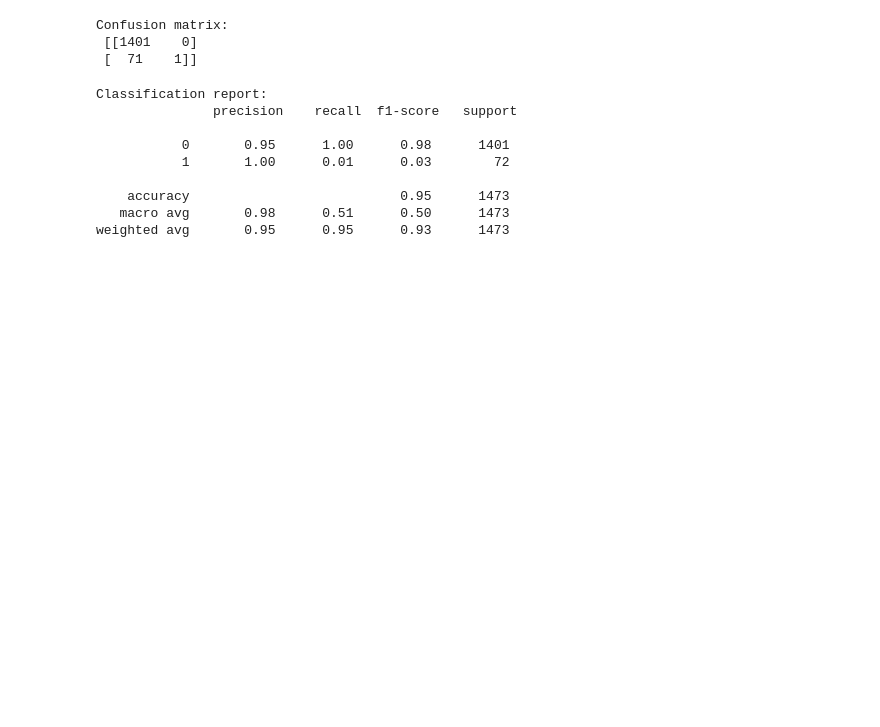
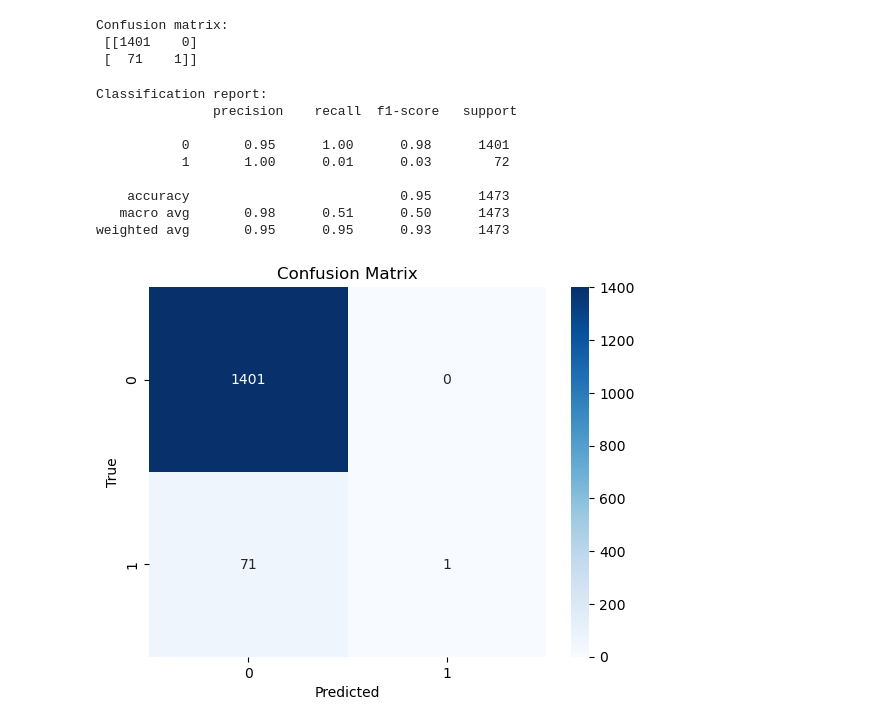
Before and after one commit to nhuttruong912/IoT_RandomForest_with_pipeline, a Jupyter notebook: Random Forest with pipelines.ipynb, the cells around one changed output. Saved outputs shown, nothing was run; the diff lists cells and outputs as text; code cells hidden in the pictures; blank space fills up the shorter version.

```diff
--- a/Random Forest with pipelines.ipynb
+++ b/Random Forest with pipelines.ipynb
@@ -95,3 +97,6 @@ X_train, X_test, y_train, y_test = train_test_split(X, y, test_size=0.30, random
 pipe.fit(X_train, y_train)
 # %% [output]
 Pipeline(steps=[('scaler', StandardScaler()), ('rf', RandomForestClassifier())])
+# %%
+y_pred = pipe.predict(X_test)
+y_pred
@@ -106,7 +113,7 @@ print('Precision:', precision)
 # %% [output]
 Precision: 1.0
 # %%
-cm = confusion_matrix(y_test, pipe.predict(X_test))
+cm = confusion_matrix(y_test, y_pred)
 print('Confusion matrix:\n', cm)
 # %% [output]
 Confusion matrix:
@@ -125,3 +132,12 @@ Classification report:
     accuracy                           0.95      1473
    macro avg       0.98      0.51      0.50      1473
 weighted avg       0.95      0.95      0.93      1473
+# %%
+# Biểu đồ Confusion Matrix:
+sns.heatmap(cm, annot=True, fmt='g', cmap='Blues', xticklabels=['0', '1'], yticklabels=['0', '1'])
+plt.xlabel('Predicted')
+plt.ylabel('True')
+plt.title('Confusion Matrix')
+plt.show()
+# %% [output]
+[figure, added]
```
Also changed, not shown: parts of 7 cells of this notebook.
